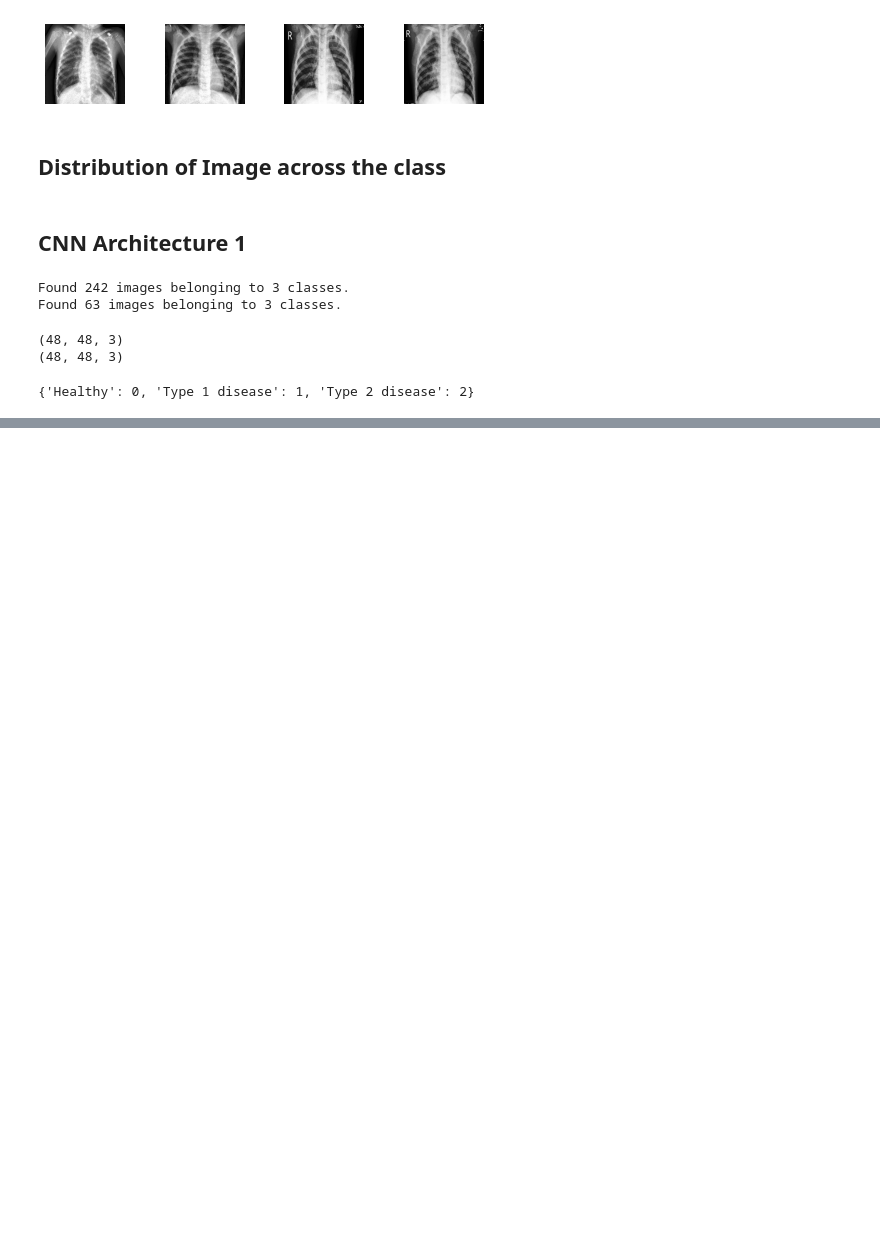
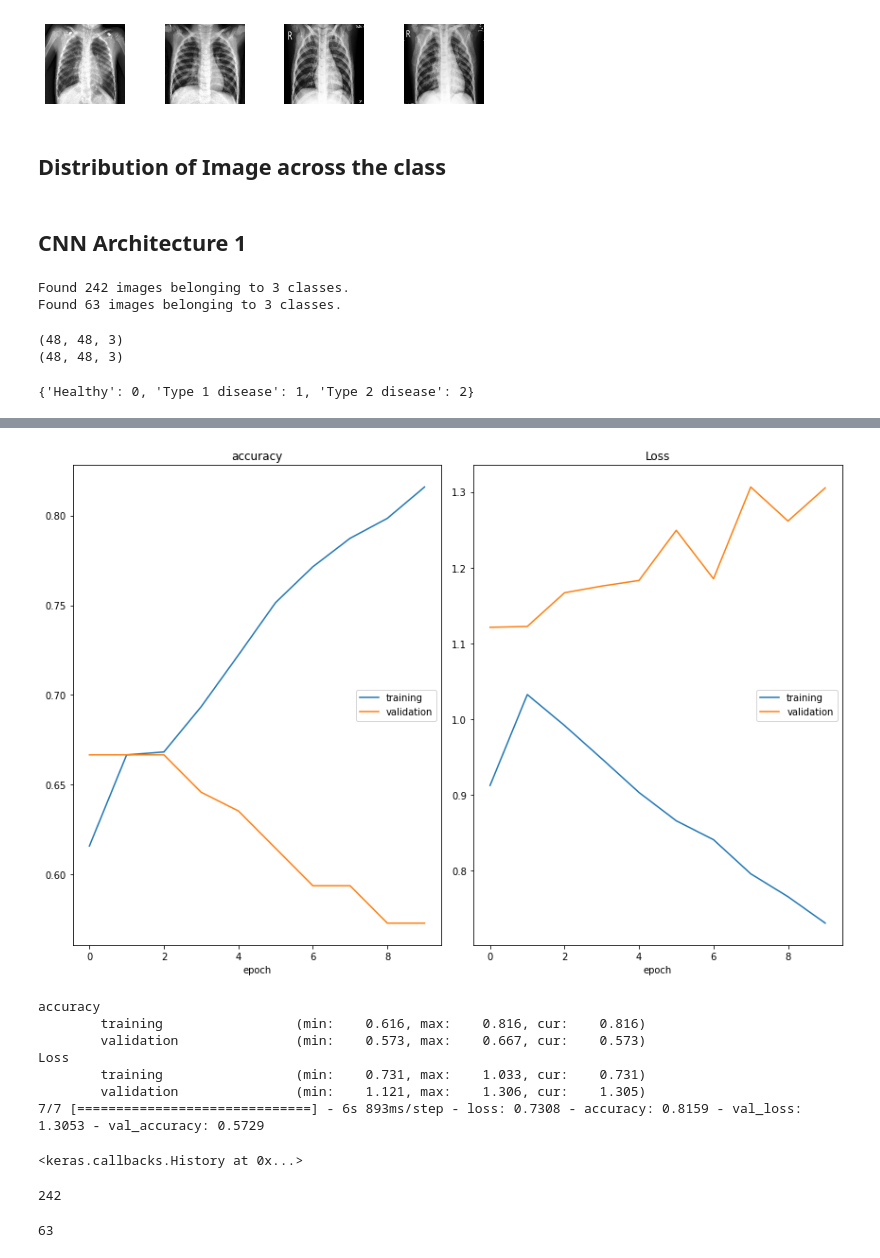
Before and after one commit to seemamishra33/Lung_Infection_Detection, a Jupyter notebook: notebooks/Lung infection detection.ipynb, the cells around one changed output, grey strips where cells are left out. Saved outputs shown, nothing was run; the diff lists cells and outputs as text; code cells hidden in the pictures; blank space fills up the shorter version.

```diff
--- a/notebooks/Lung infection detection.ipynb
+++ b/notebooks/Lung infection detection.ipynb
@@ -249,0 +350,56 @@ Loss
+# %%
+#Callbacks
+
+# How to stop the training process if my model has converged successfully?
+
+# 1. Model must be a generalized model ( testScore > trainScore )
+# 2. Model's Test Score >= CL
+
+
+# Custom Callback which satisfies the above two criteria :)
+
+class MyQualityThreshold(tf.keras.callbacks.Callback):
+  def __init__(self,cl):
+    super(MyQualityThreshold, self).__init__()
+    self.cl = cl
+
+  def on_epoch_end(self,epoch,logs=None):
+    testScore = logs['val_accuracy']
+    trainScore = logs['accuracy']
+    #epoch=logs['']
+
+    if testScore > trainScore and testScore >= self.cl and epoch > 10:
+      self.model.stop_training=True
+# %%
+ #Compile
+base_learning_rate = 0.0001
+mob_model_Final.compile(loss='categorical_crossentropy',
+              optimizer=tf.keras.optimizers.RMSprop(learning_rate=base_learning_rate),
+              metrics=['accuracy'])
+# %%
+# #Fit Model
+batch_size=32
+mob_model_Final.fit(trainImageData_mobNet,
+          validation_data=testImageData_mobNet,
+          epochs=10,
+          steps_per_epoch = len(trainImageData_mobNet.filenames) // batch_size,
+          validation_steps= len(testImageData_mobNet.filenames) // batch_size,
+        callbacks=[MyQualityThreshold(0.8),PlotLossesKerasTF()])
+# %% [output]
+[figure, added]
+accuracy
+        training                 (min:    0.616, max:    0.816, cur:    0.816)
+        validation               (min:    0.573, max:    0.667, cur:    0.573)
+Loss
+        training                 (min:    0.731, max:    1.033, cur:    0.731)
+        validation               (min:    1.121, max:    1.306, cur:    1.305)
+7/7 [==============================] - 6s 893ms/step - loss: 0.7308 - accuracy: 0.8159 - val_loss: 1.3053 - val_accuracy: 0.5729
+<keras.callbacks.History at 0x...>
+# %%
+len(trainImageData_mobNet.filenames)
+# %% [output]
+242
+# %%
+len(testImageData_mobNet.filenames)
+# %% [output]
+63
```
Also changed, not shown: parts of 11 cells of this notebook, 1 other file.
